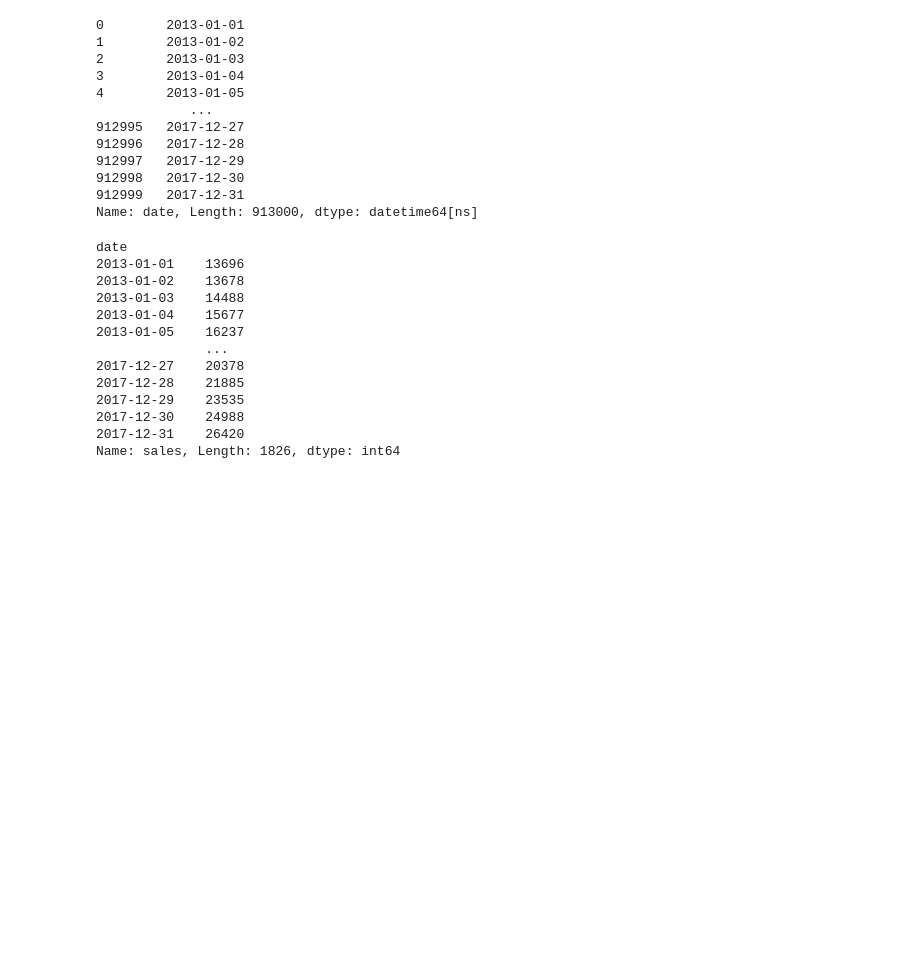
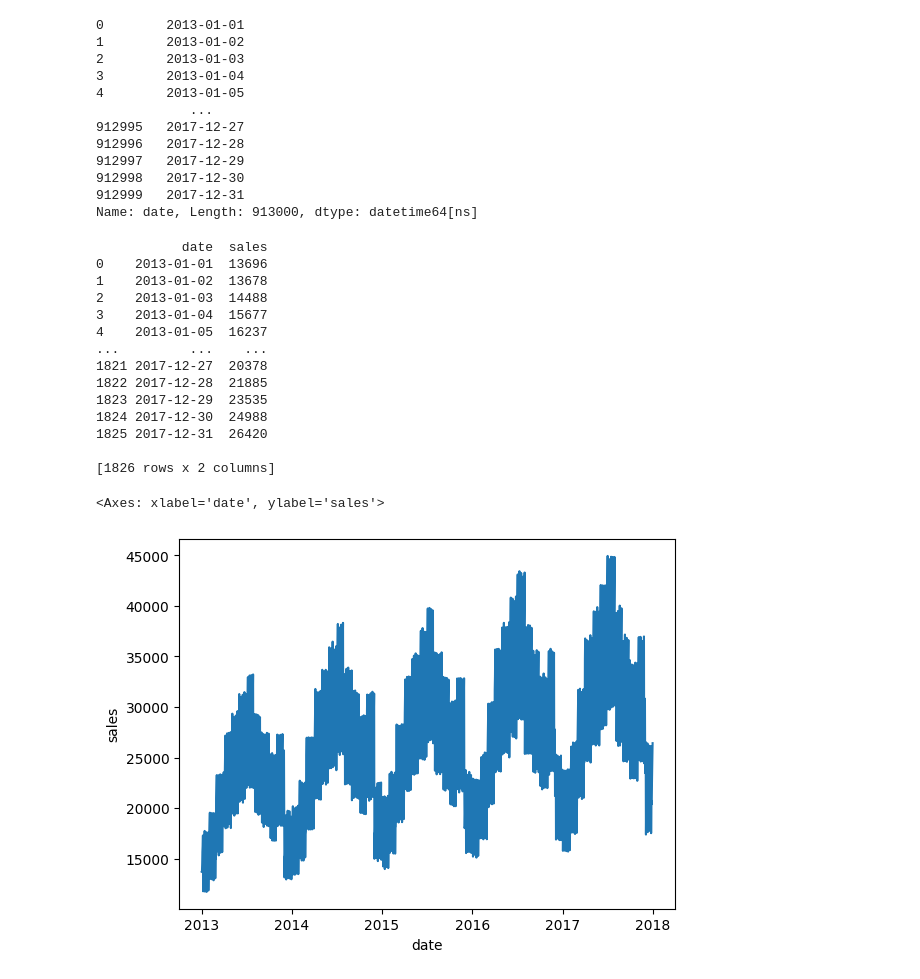
Before and after one commit to where-are-the-avocados/Data-Analysis, a Jupyter notebook: project_n1.ipynb, the cells around one changed output. Drawn from its saved outputs; the diff is of its cells as text; code cells hidden in the pictures; blank space fills up the shorter version.

```diff
--- a/project_n1.ipynb
+++ b/project_n1.ipynb
@@ -430,20 +430,26 @@ train["date"]
 912999   2017-12-31
 Name: date, Length: 913000, dtype: datetime64[ns]
 # %%
-daily_sales = train.groupby("date")["sales"].sum()
-
+# Agrupamos las ventas diarias
+daily_sales = train.groupby("date")["sales"].sum().reset_index()
 print(daily_sales)
 # %% [output]
-date
-2013-01-01    13696
-2013-01-02    13678
-2013-01-03    14488
-2013-01-04    15677
-2013-01-05    16237
-              ...
-2017-12-27    20378
-2017-12-28    21885
-2017-12-29    23535
-2017-12-30    24988
-2017-12-31    26420
-Name: sales, Length: 1826, dtype: int64
+           date  sales
+0    2013-01-01  13696
+1    2013-01-02  13678
+2    2013-01-03  14488
+3    2013-01-04  15677
+4    2013-01-05  16237
+...         ...    ...
+1821 2017-12-27  20378
+1822 2017-12-28  21885
+1823 2017-12-29  23535
+1824 2017-12-30  24988
+1825 2017-12-31  26420
+
+[1826 rows x 2 columns]
+# %%
+sns.lineplot(data=daily_sales, x="date", y="sales")
+# %% [output]
+<Axes: xlabel='date', ylabel='sales'>
+[figure, added]
```
Also changed, not shown: parts of 6 cells of this notebook.
